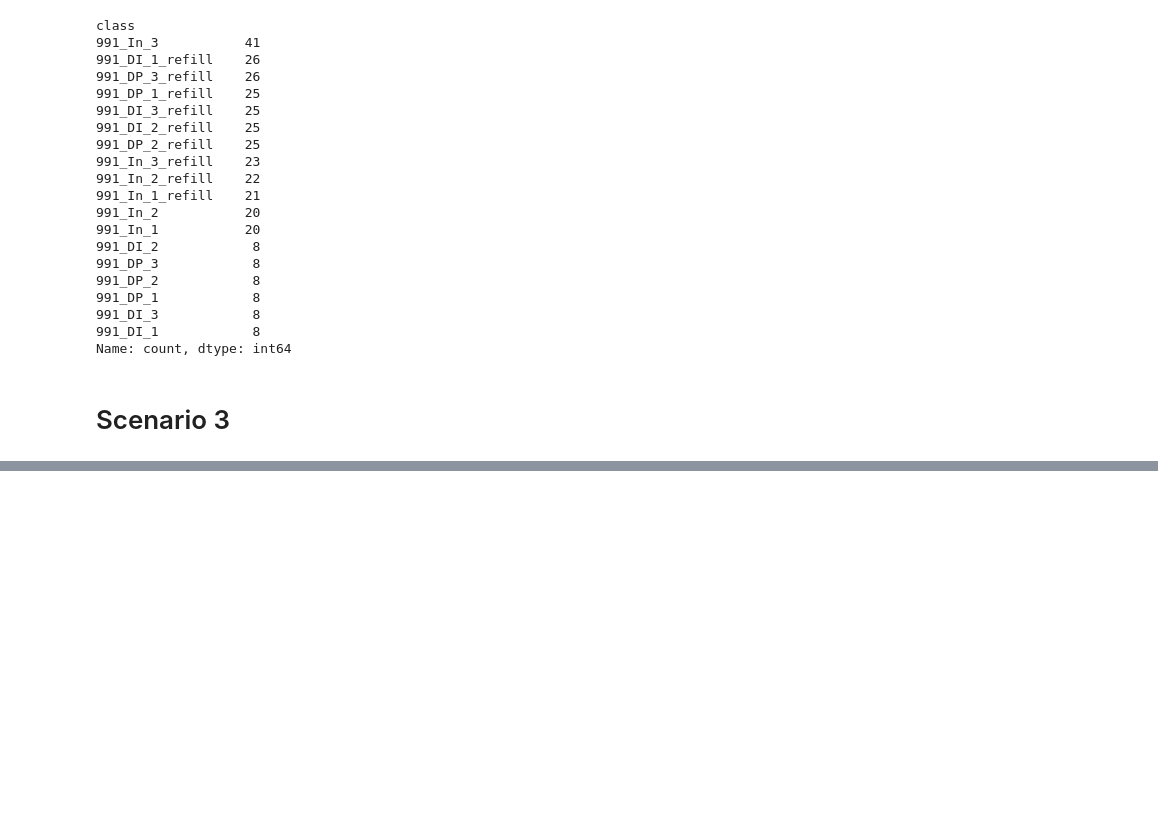
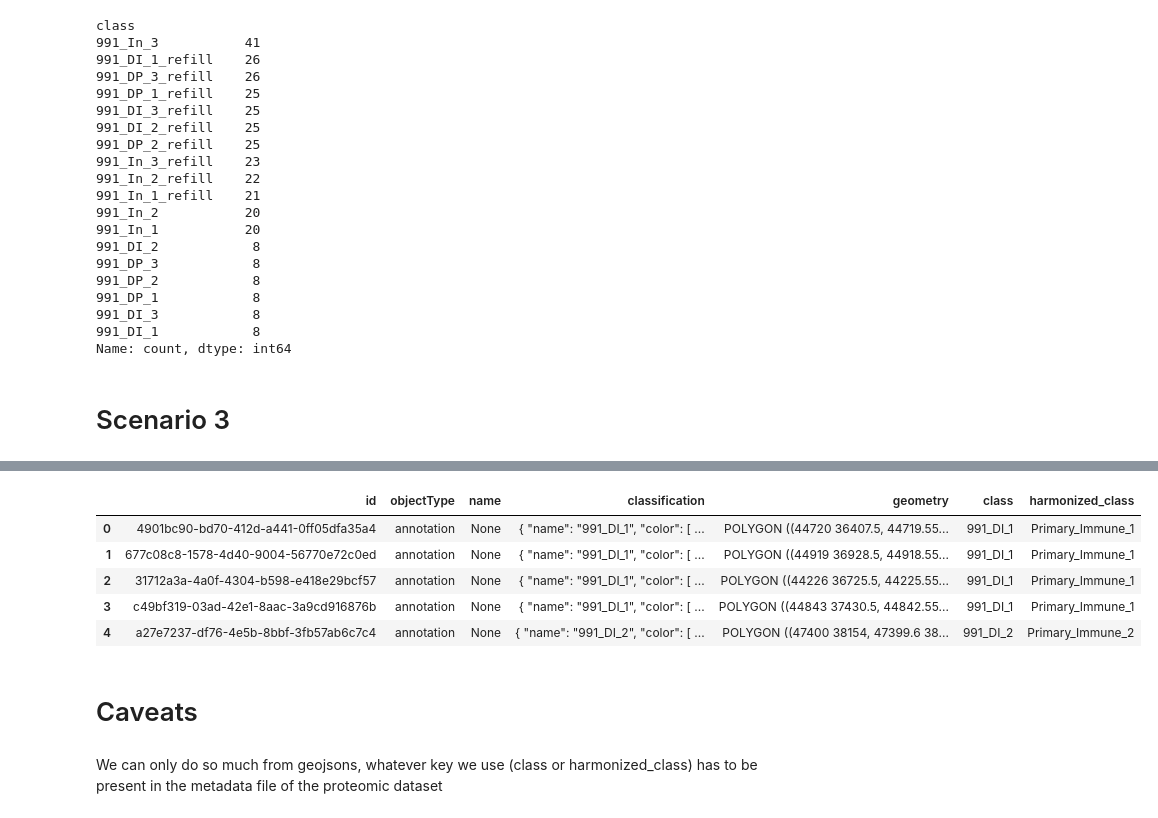
Before and after one commit to CosciaLab/openDVP, a Jupyter notebook: jupyternotebooks/4_Parsing_geojsons_before_sdata.ipynb, the cells around one changed output, grey strips where cells are left out. Cells and saved outputs as stored; diff of their text form; code cells hidden in the pictures; blank space fills up the shorter version.

```diff
--- a/jupyternotebooks/4_Parsing_geojsons_before_sdata.ipynb
+++ b/jupyternotebooks/4_Parsing_geojsons_before_sdata.ipynb
@@ -200,0 +220,2 @@ Name: count, dtype: int64
+# %%
+gdf = pd.concat([gdf_1, gdf_2], ignore_index=True)
@@ -200,0 +257,2 @@ Name: count, dtype: int64
+# %%
+category_mapping = df2.set_index('key')['value'].to_dict()
@@ -200,0 +280,16 @@ Name: count, dtype: int64
+# %%
+#use the mapping dictionary to create a new column with the harmonized class names
+gdf['harmonized_class'] = gdf['class'].map(category_mapping)
+# %%
+gdf.head()
+# %% [output]
+|  | id | objectType | name | classification | geometry | class | harmonized_class |
+| 0 | 4901bc90-bd70-412d-a441-0ff05dfa35a4 | annotation | None | { "name": "991_DI_1", "color": [ ... | POLYGON ((44720 36407.5, 44719.55... | 991_DI_1 | Primary_Immune_1 |
+| 1 | 677c08c8-1578-4d40-9004-56770e72c0ed | annotation | None | { "name": "991_DI_1", "color": [ ... | POLYGON ((44919 36928.5, 44918.55... | 991_DI_1 | Primary_Immune_1 |
+| 2 | 31712a3a-4a0f-4304-b598-e418e29bcf57 | annotation | None | { "name": "991_DI_1", "color": [ ... | POLYGON ((44226 36725.5, 44225.55... | 991_DI_1 | Primary_Immune_1 |
+| 3 | c49bf319-03ad-42e1-8aac-3a9cd916876b | annotation | None | { "name": "991_DI_1", "color": [ ... | POLYGON ((44843 37430.5, 44842.55... | 991_DI_1 | Primary_Immune_1 |
+| 4 | a27e7237-df76-4e5b-8bbf-3fb57ab6c7c4 | annotation | None | { "name": "991_DI_2", "color": [ ... | POLYGON ((47400 38154, 47399.6 38... | 991_DI_2 | Primary_Immune_2 |
+# %% [markdown]
+# Caveats
+# %% [markdown]
+We can only do so much from geojsons, whatever key we use (class or harmonized_class) has to be present in the metadata file of the proteomic dataset
```
Also changed, not shown: parts of 7 cells of this notebook, 2 other files.
